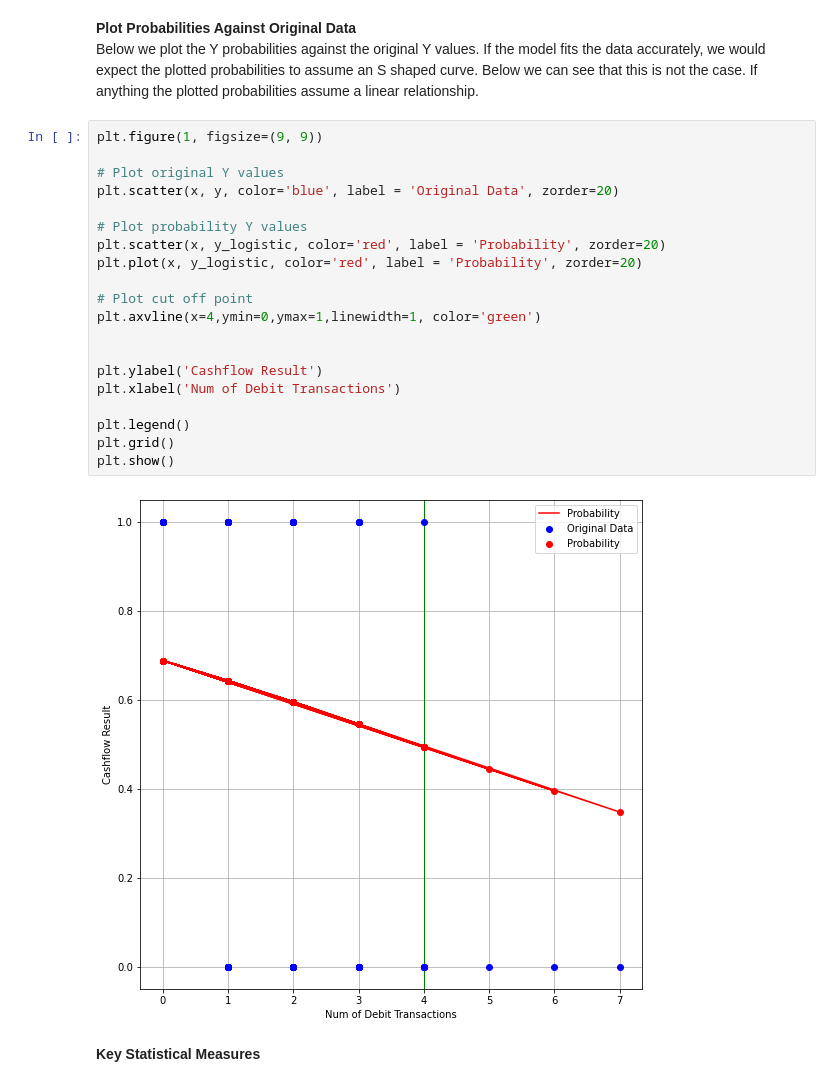
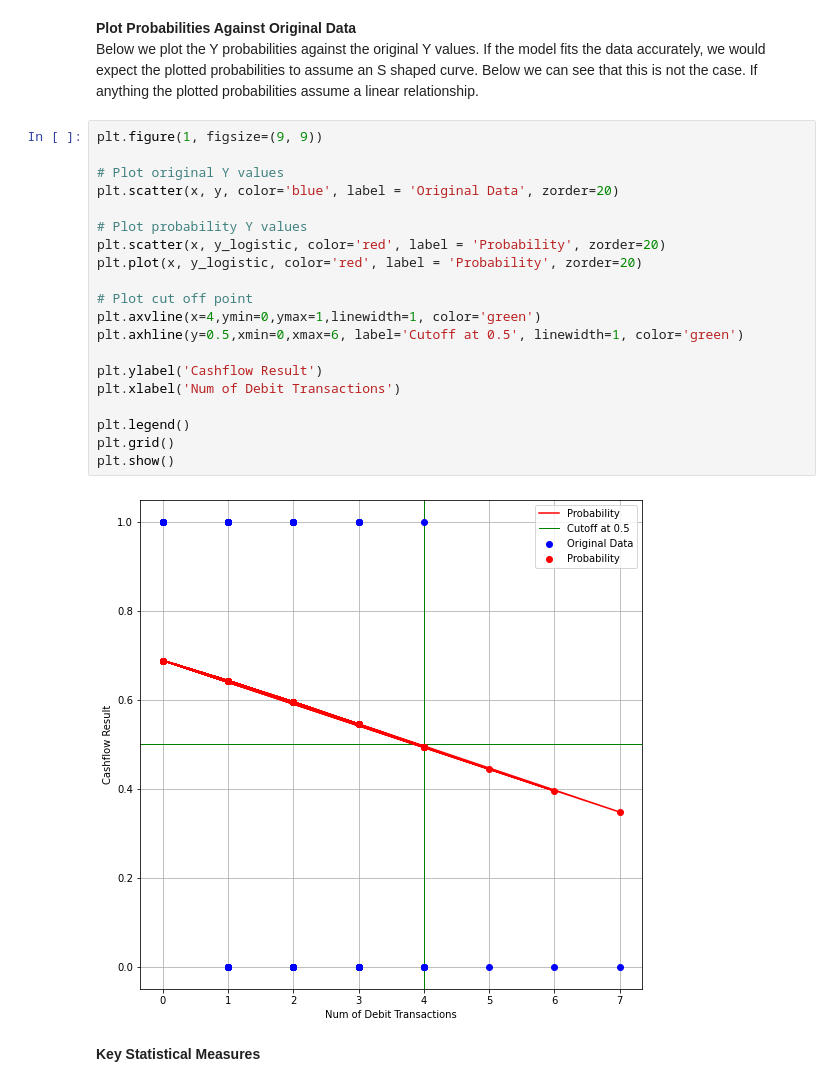
Before and after one commit to KenyattaDaniel/project-score, a Jupyter notebook: SMEsCreditScoringpt2.ipynb, the cells around one changed output. Drawn from its saved outputs; the diff is of its cells as text.

```diff
--- a/SMEsCreditScoringpt2.ipynb
+++ b/SMEsCreditScoringpt2.ipynb
@@ -342,25 +370,25 @@ y_logistic = sigmoid(y_linear)
 # %%
 plt.figure(1, figsize=(9, 9))
 
 # Plot original Y values
 plt.scatter(x, y, color='blue', label = 'Original Data', zorder=20)
 
 # Plot probability Y values
 plt.scatter(x, y_logistic, color='red', label = 'Probability', zorder=20)
 plt.plot(x, y_logistic, color='red', label = 'Probability', zorder=20)
 
 # Plot cut off point
 plt.axvline(x=4,ymin=0,ymax=1,linewidth=1, color='green')
-
+plt.axhline(y=0.5,xmin=0,xmax=6, label='Cutoff at 0.5', linewidth=1, color='green')
 
 plt.ylabel('Cashflow Result')
 plt.xlabel('Num of Debit Transactions')
 
 plt.legend()
 plt.grid()
 plt.show()
 # %% [output]
-[figure, old version]
+[figure, new version]
 # %% [markdown]
 **Key Statistical Measures**
 # %% [markdown]
```
Also changed, not shown: parts of 11 cells of this notebook.
